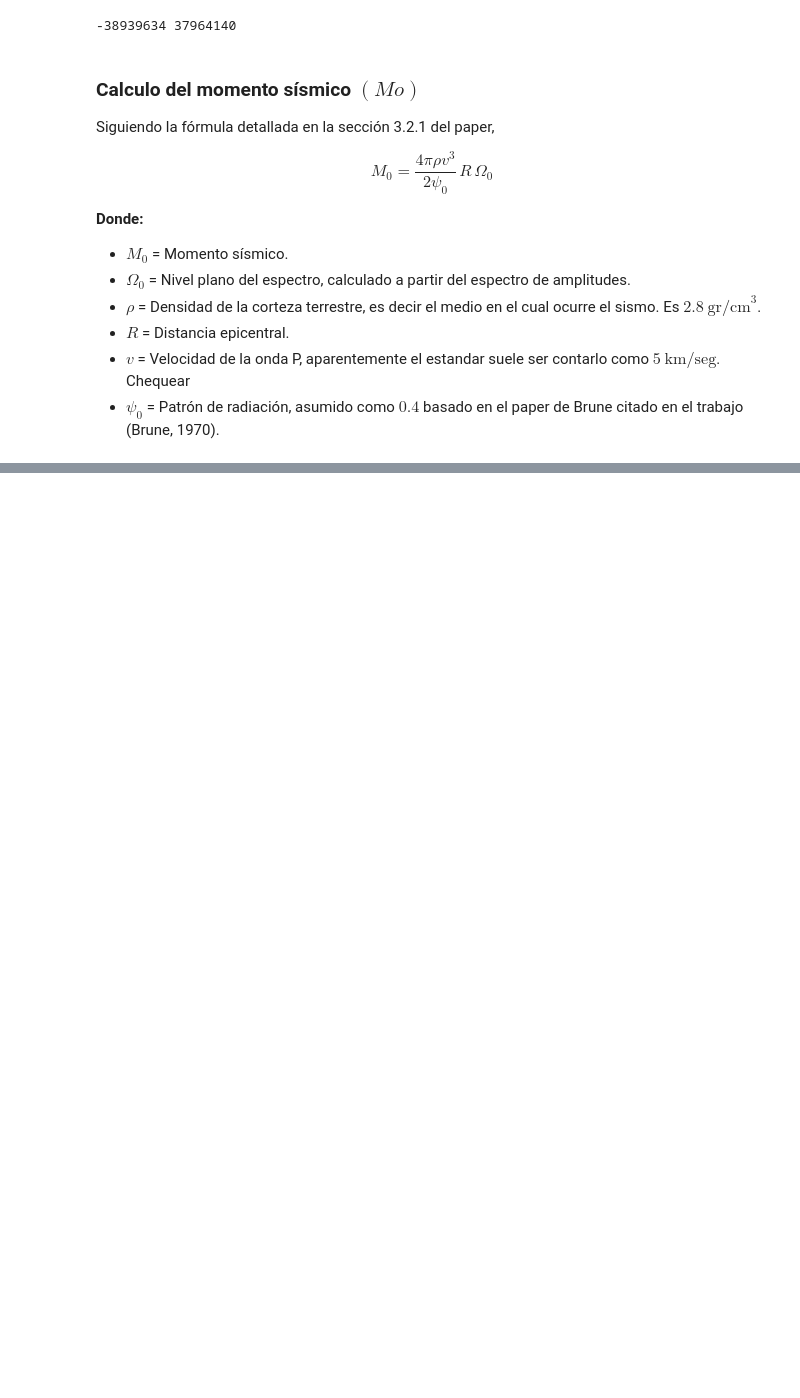
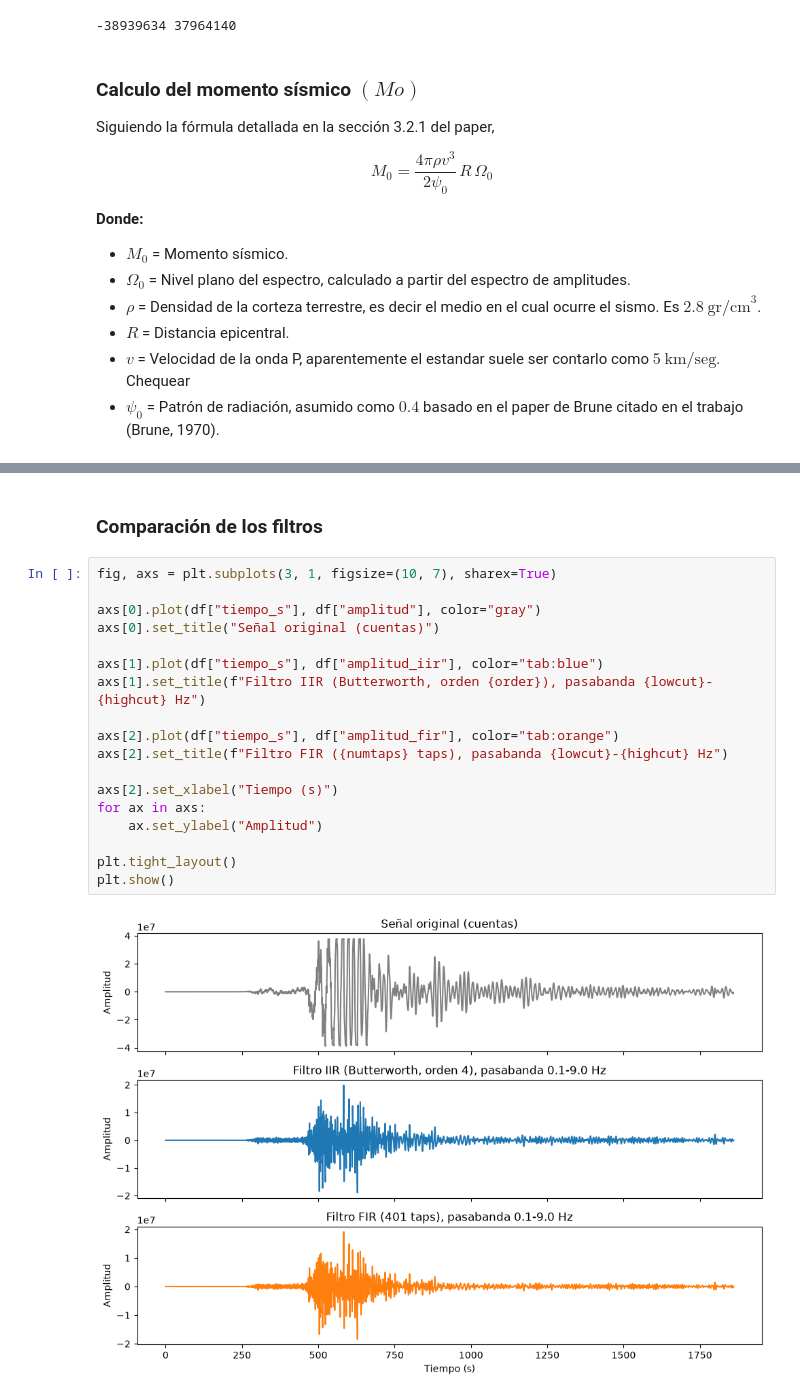
Before and after one commit to ezegrenat/seismic-signal-processing, a Jupyter notebook: terremoto_maule_2010.ipynb, the cells around one changed output, grey strips where cells are left out. Drawn from its saved outputs; the diff is of its cells as text; blank space fills up the shorter version.

```diff
--- a/terremoto_maule_2010.ipynb
+++ b/terremoto_maule_2010.ipynb
@@ -186,0 +315,22 @@ $$
+# %% [markdown]
+### Comparación de los filtros
+# %%
+fig, axs = plt.subplots(3, 1, figsize=(10, 7), sharex=True)
+
+axs[0].plot(df["tiempo_s"], df["amplitud"], color="gray")
+axs[0].set_title("Señal original (cuentas)")
+
+axs[1].plot(df["tiempo_s"], df["amplitud_iir"], color="tab:blue")
+axs[1].set_title(f"Filtro IIR (Butterworth, orden {order}), pasabanda {lowcut}-{highcut} Hz")
+
+axs[2].plot(df["tiempo_s"], df["amplitud_fir"], color="tab:orange")
+axs[2].set_title(f"Filtro FIR ({numtaps} taps), pasabanda {lowcut}-{highcut} Hz")
+
+axs[2].set_xlabel("Tiempo (s)")
+for ax in axs:
+    ax.set_ylabel("Amplitud")
+
+plt.tight_layout()
+plt.show()
+# %% [output]
+[figure, added]
```
Also changed, not shown: parts of 17 cells of this notebook.
